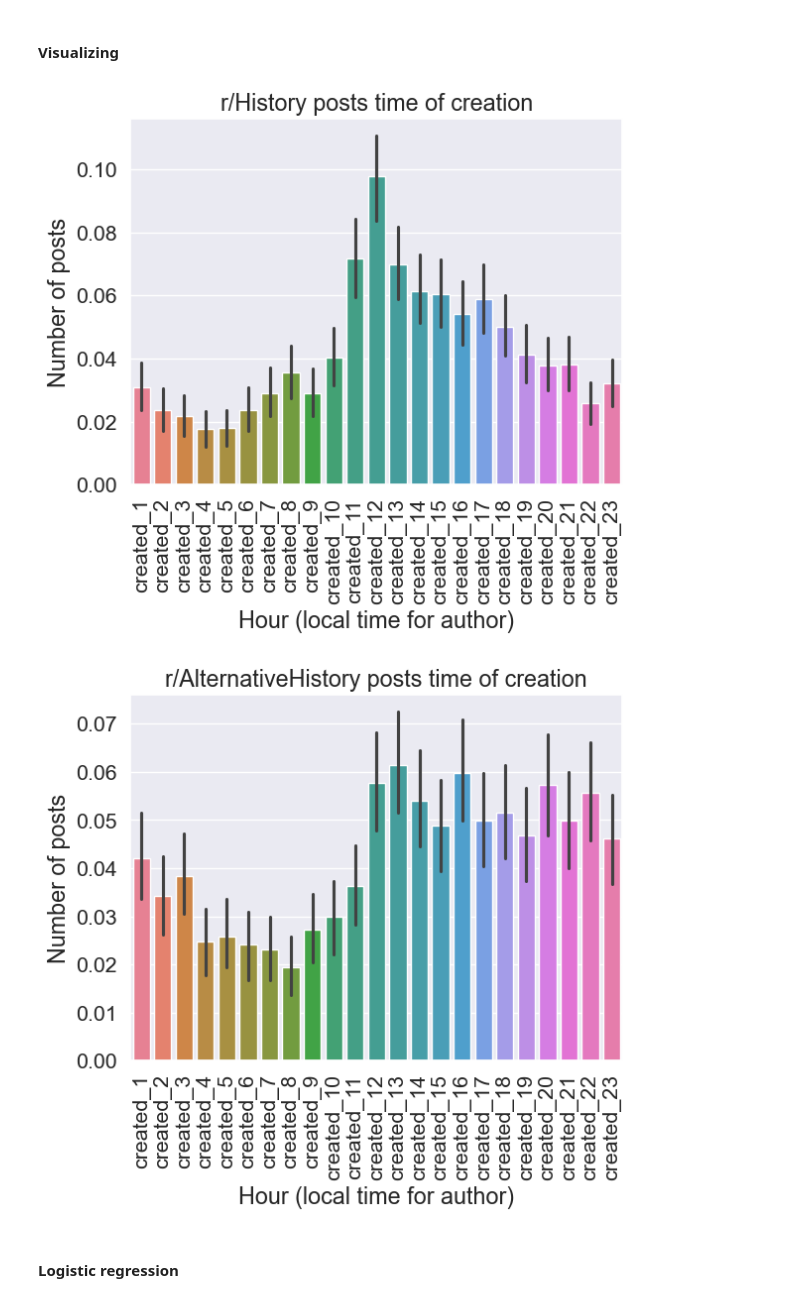
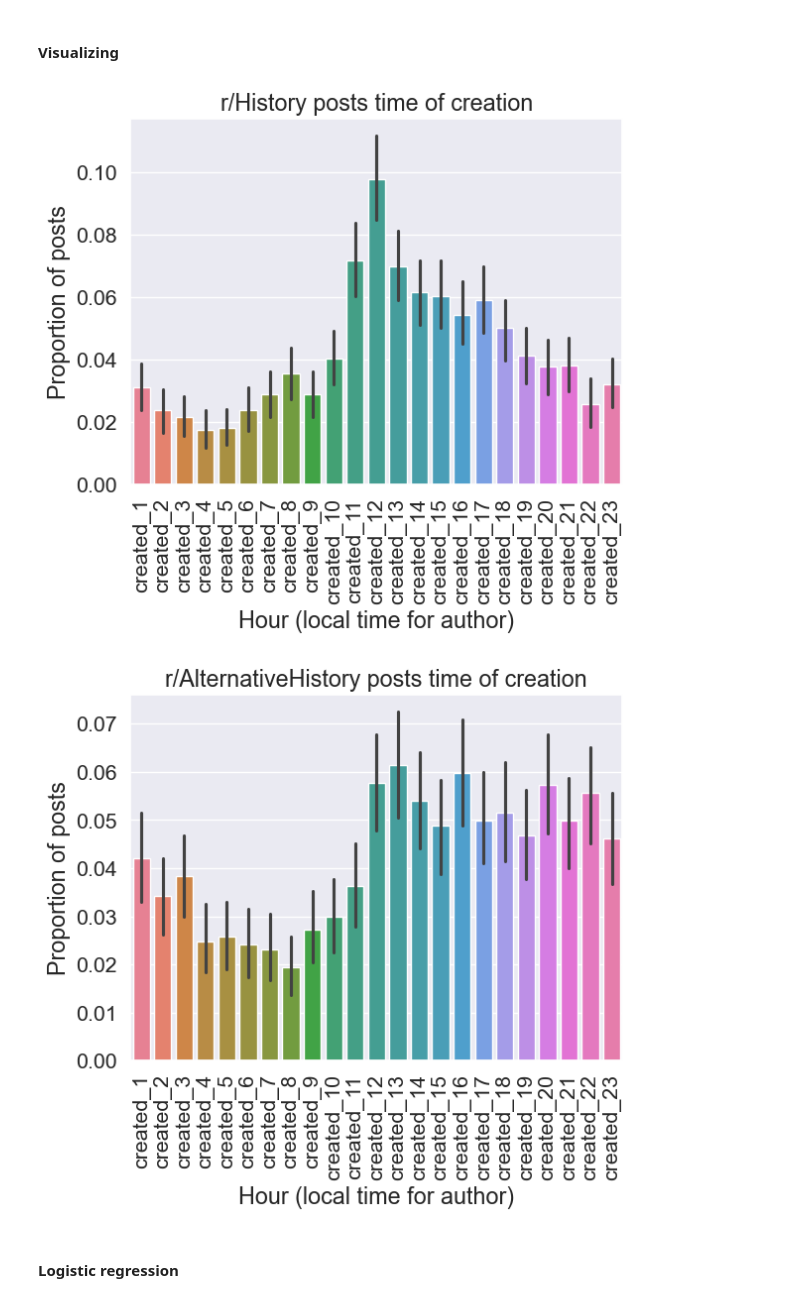
Before and after one commit to leonardo-blas/r-history-and-r-alternativehistory-post-classifier, a Jupyter notebook: code/Preprocessing and modelling.ipynb, the cells around one changed output. Cells and saved outputs as stored; diff of their text form; code cells hidden in the pictures.

Commit message:
correcting some graphs' labels

```diff
--- a/code/Preprocessing and modelling.ipynb
+++ b/code/Preprocessing and modelling.ipynb
@@ -511,23 +511,23 @@ X_train, X_test, y_train, y_test = train_test_split(time_of_day.drop(columns=["s
 # %% [markdown]
 #### Visualizing
 # %%
-sns.barplot(history_time_of_day,)
+sns.barplot(history_time_of_day)
 plt.title("r/History posts time of creation")
 plt.xlabel("Hour (local time for author)")
-plt.ylabel("Number of posts")
+plt.ylabel("Proportion of posts")
 plt.xticks(rotation=90)
 plt.savefig("../images/history_creation_time.png", bbox_inches="tight");
 # %% [output]
-[figure, old version]
+[figure, new version]
 # %%
 sns.barplot(alternative_history_time_of_day)
 plt.title("r/AlternativeHistory posts time of creation")
 plt.xlabel("Hour (local time for author)")
-plt.ylabel("Number of posts")
+plt.ylabel("Proportion of posts")
 plt.xticks(rotation=90)
 plt.savefig("../images/alternative_history_creation_time.png", bbox_inches="tight");
 # %% [output]
-[figure, old version]
+[figure, new version]
 # %% [markdown]
 #### Logistic regression
 # %%
```
Also changed, not shown: parts of 5 cells of this notebook, 9 other files.
